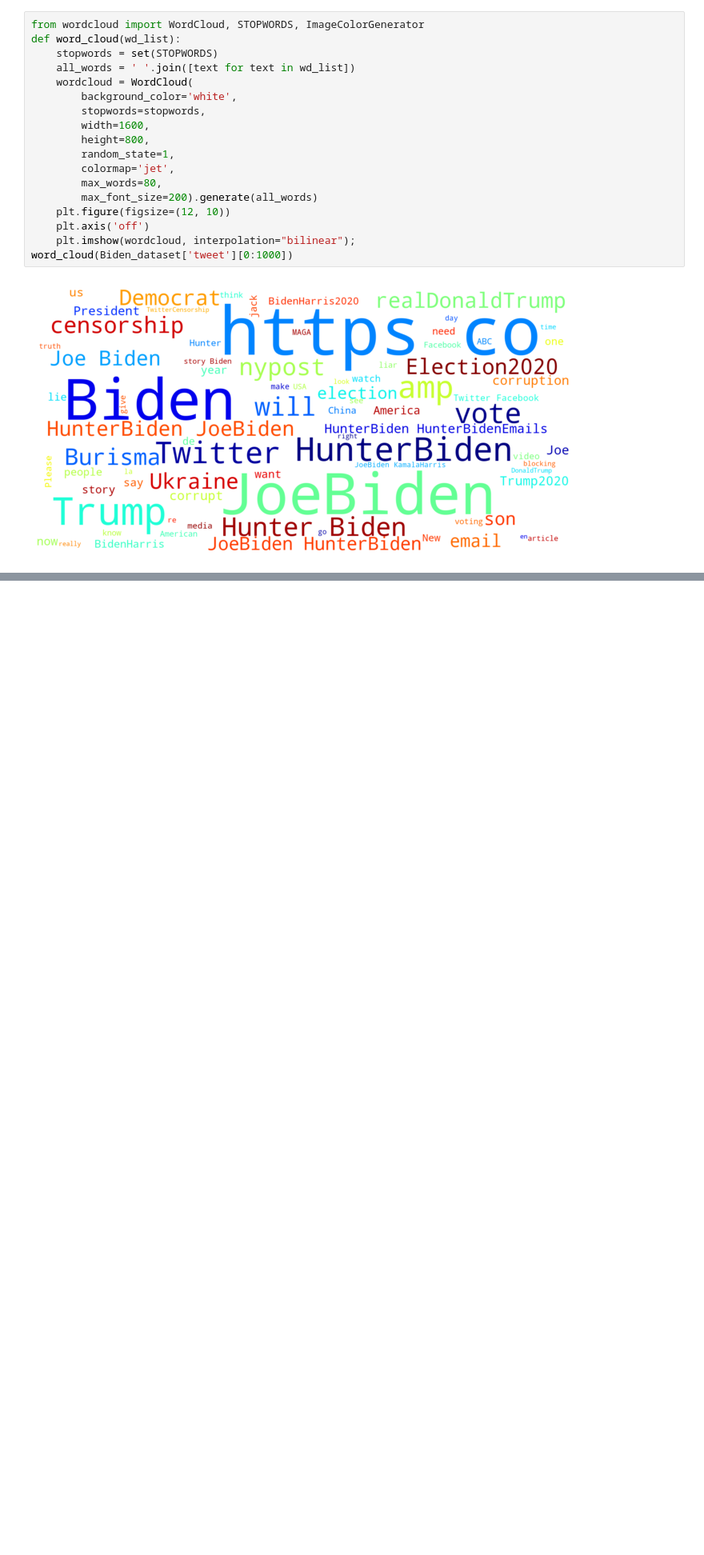
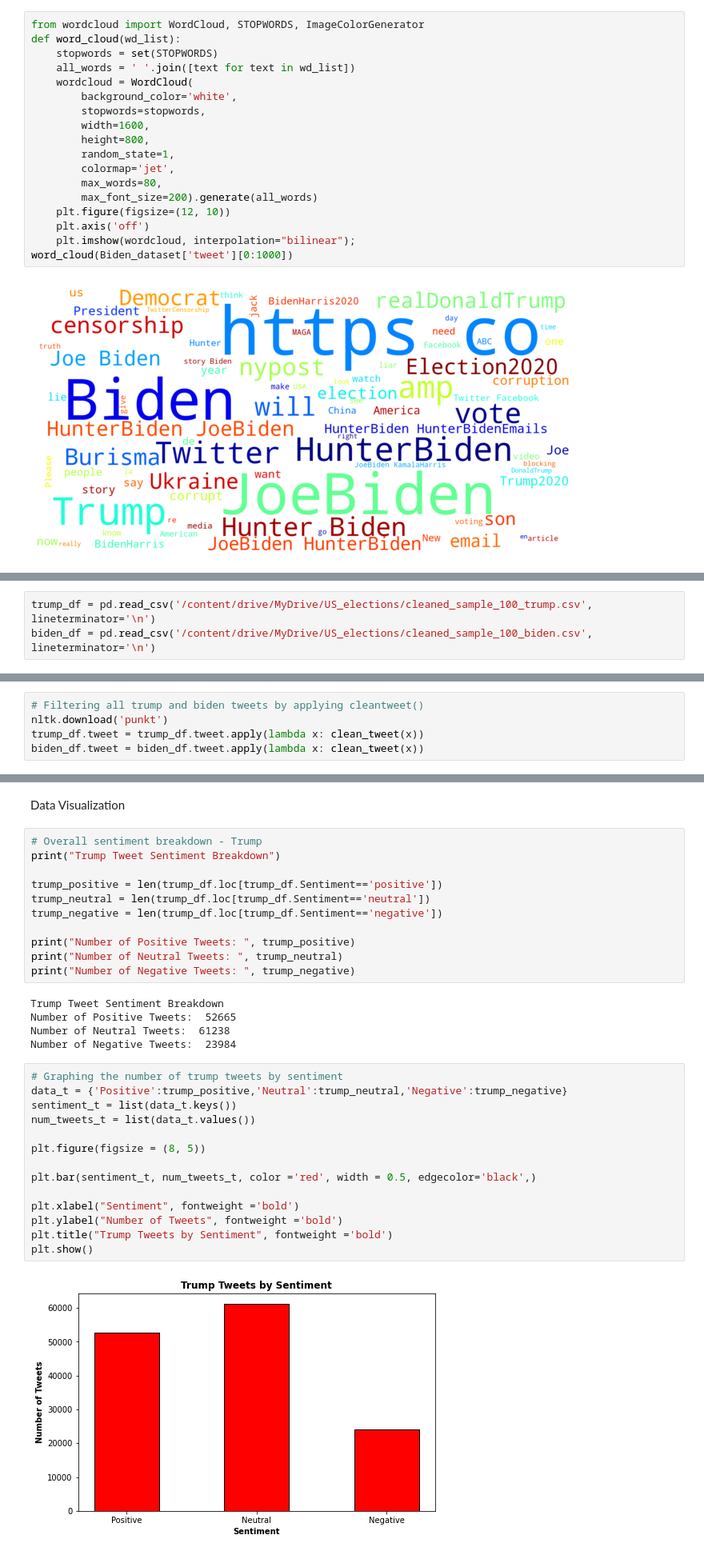
Before and after one commit to sydney-machine-learning/sentimentanalysis-USelections, a Jupyter notebook: training.ipynb, the cells around one changed output, grey strips where cells are left out. Shown at 80% size. Drawn from its saved outputs; the diff is of its cells as text; blank space fills up the shorter version.

```diff
--- a/training.ipynb
+++ b/training.ipynb
@@ -302,0 +335,3 @@ word_cloud(Biden_dataset['tweet'][0:1000])
+# %%
+trump_df = pd.read_csv('/content/drive/MyDrive/US_elections/cleaned_sample_100_trump.csv', lineterminator='\n')
+biden_df = pd.read_csv('/content/drive/MyDrive/US_elections/cleaned_sample_100_biden.csv', lineterminator='\n')
@@ -302,0 +372,5 @@ word_cloud(Biden_dataset['tweet'][0:1000])
+# %%
+# Filtering all trump and biden tweets by applying cleantweet()
+nltk.download('punkt')
+trump_df.tweet = trump_df.tweet.apply(lambda x: clean_tweet(x))
+biden_df.tweet = biden_df.tweet.apply(lambda x: clean_tweet(x))
@@ -302,0 +426,34 @@ word_cloud(Biden_dataset['tweet'][0:1000])
+# %% [markdown]
+Data Visualization
+# %%
+# Overall sentiment breakdown - Trump
+print("Trump Tweet Sentiment Breakdown")
+
+trump_positive = len(trump_df.loc[trump_df.Sentiment=='positive'])
+trump_neutral = len(trump_df.loc[trump_df.Sentiment=='neutral'])
+trump_negative = len(trump_df.loc[trump_df.Sentiment=='negative'])
+
+print("Number of Positive Tweets: ", trump_positive)
+print("Number of Neutral Tweets: ", trump_neutral)
+print("Number of Negative Tweets: ", trump_negative)
+# %% [output]
+Trump Tweet Sentiment Breakdown
+Number of Positive Tweets:  52665
+Number of Neutral Tweets:  61238
+Number of Negative Tweets:  23984
+# %%
+# Graphing the number of trump tweets by sentiment
+data_t = {'Positive':trump_positive,'Neutral':trump_neutral,'Negative':trump_negative}
+sentiment_t = list(data_t.keys())
+num_tweets_t = list(data_t.values())
+
+plt.figure(figsize = (8, 5))
+
+plt.bar(sentiment_t, num_tweets_t, color ='red', width = 0.5, edgecolor='black',)
+
+plt.xlabel("Sentiment", fontweight ='bold')
+plt.ylabel("Number of Tweets", fontweight ='bold')
+plt.title("Trump Tweets by Sentiment", fontweight ='bold')
+plt.show()
+# %% [output]
+[figure, added]
```
Also changed, not shown: parts of 18 cells of this notebook.
